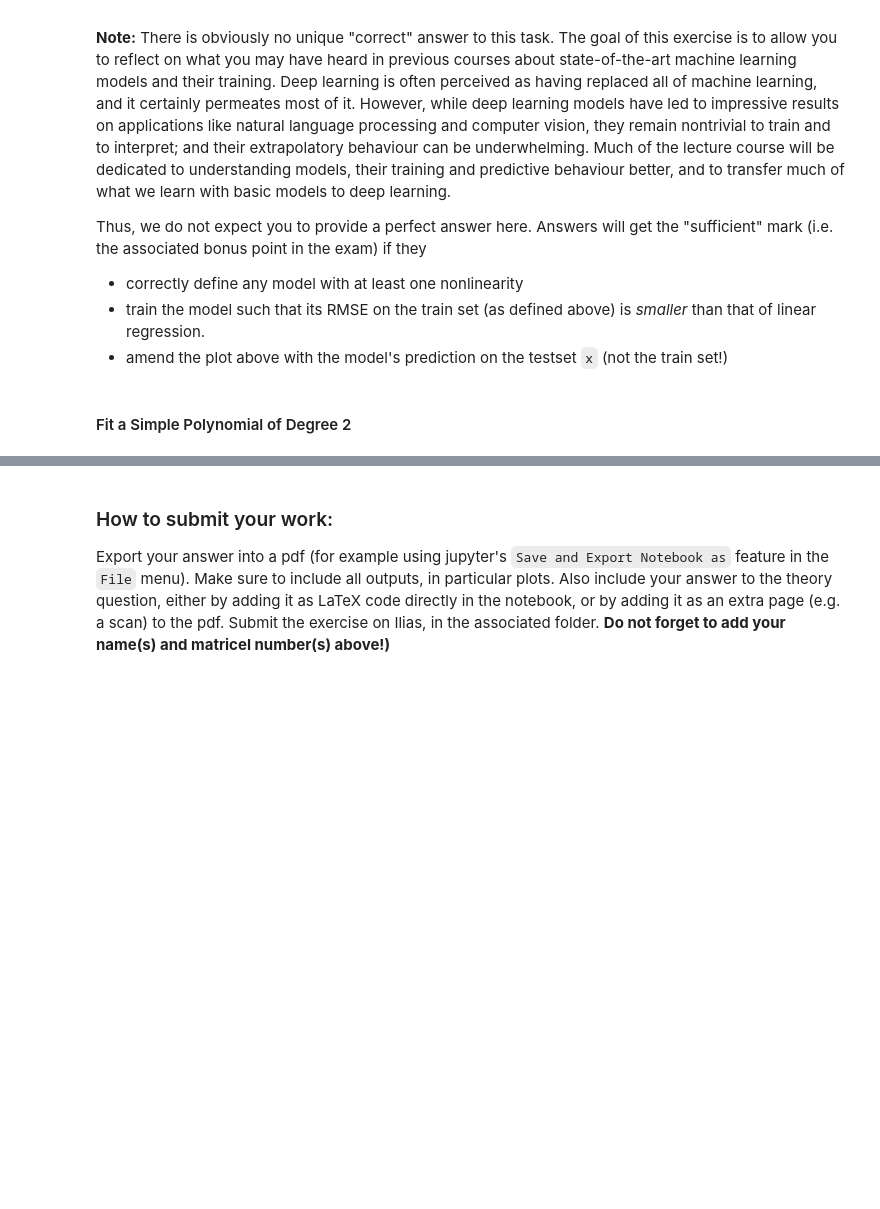
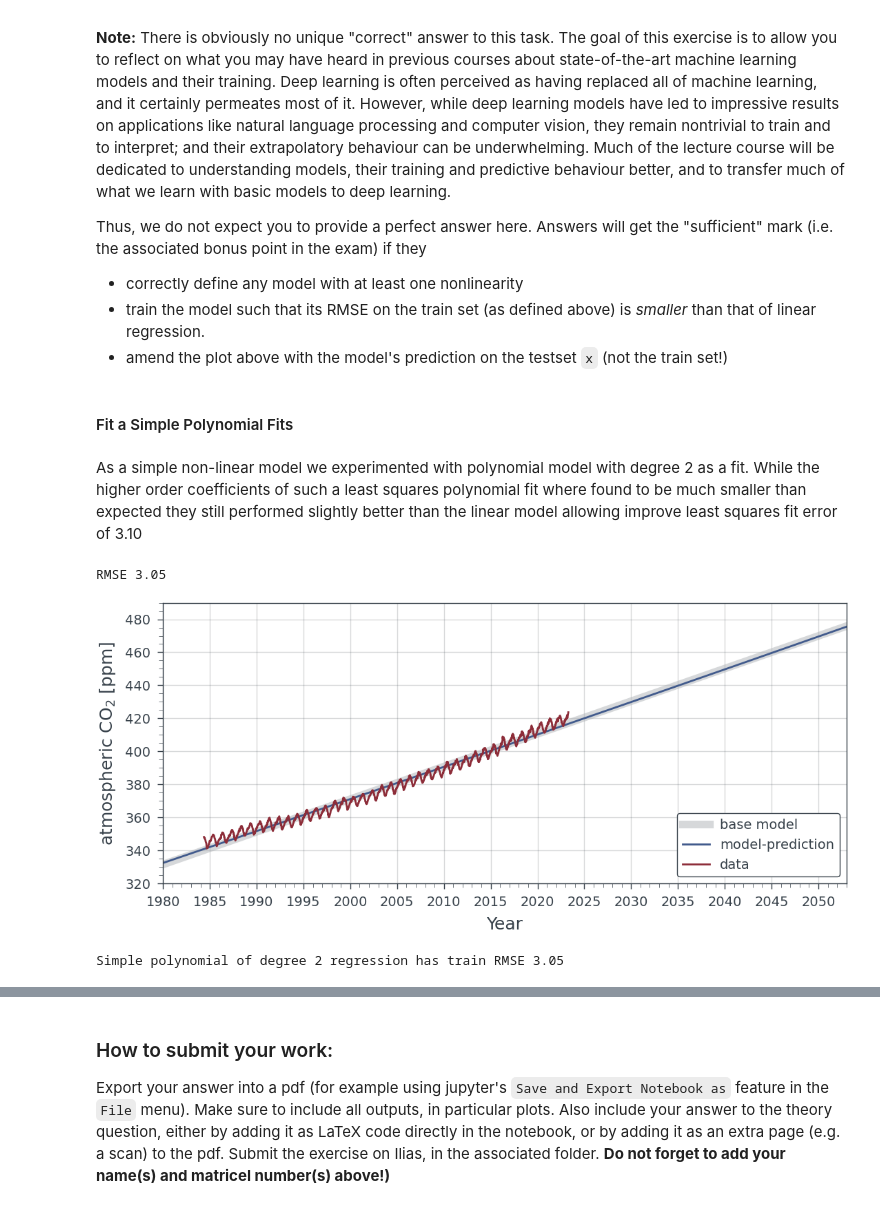
Before and after one commit to Bozcomlekci/PML, a Jupyter notebook: Ex01.ipynb, the cells around one changed output, grey strips where cells are left out. Cells and saved outputs as stored; diff of their text form; code cells hidden in the pictures; blank space fills up the shorter version.

Commit message:
Adding in poly fit and cleaned up graphs, for a pre-submit, still needs lstm section, should we choose to submit it.

```diff
--- a/Ex01.ipynb
+++ b/Ex01.ipynb
@@ -357,5 +352,75 @@ Thus, we do not expect you to provide a perfect answer here. Answers will get th
 * train the model such that its RMSE on the train set (as defined above) is *smaller* than that of linear regression.
 * amend the plot above with the model's prediction on the testset `x` (not the train set!)
 # %% [markdown]
-#### Fit a Simple Polynomial of Degree 2
+#### Fit a Simple Polynomial Fits
+# %% [markdown]
+As a simple non-linear model we experimented with polynomial model
+with degree 2 as a fit. While the higher order coefficients of
+such a least squares polynomial fit where found to be much smaller than
+expected they still performed slightly better than the
+linear model allowing improve least squares fit error of 3.10
+# %%
+# Below is a polynomial fit for data which first filters the for noise using
+# a Savitzky-Golay filter and then uses the cleaned data to fit a second order polynomial.
+# The RMS error of the below model is 2.95 fitting the data with a polynomial of order 2
+
+import jax.numpy as jnp
+from jax import jit
+from scipy.signal import savgol_filter
+import matplotlib.pyplot as plt
+
+# Define your input data
+x = X.to_numpy()
+y = Y.to_numpy()
+
+# We filter the input data using a Savitzky-Golay filter, in order to
+# remove the noise from elements in the data as we are going to
+# perform a polynomial fit on the data.
+window_size = 7
+poly_order = 2
+
+y_filtered = savgol_filter(y, window_size, poly_order)
+
+# Obtain the coefficients of the fitted polynomial
+coeffs = jnp.polyfit(x, y_filtered, poly_order)
+
+# We use the coefficients of the model to predict
+# values of the filtered data.
+x_test = jnp.linspace(1980, 2053, 200)
+y_pred = jnp.polyval(coeffs, x_test)
+
+
+predicted_rmse = jnp.polyval(coeffs, X.to_numpy())
+print(f"RMSE {loss(predicted_rmse):0.2f}")
+
+# Plot the data and the polynomial.
+fig, ax = plt.subplots()
+# Change figure size
+#fig.set_size_inches(12, 8)
+x = jnp.linspace(1980, 2053, 200)
+
+# Plot the original and filtered data
+ax.plot(x, w[0] + w[1] * x, color=rgb.tue_gray,
+        lw=4, alpha=0.5, label="base model")
+ax.plot(x_test, y_pred, color=rgb.tue_darkblue, lw=1, label="model-prediction")
+ax.plot(X, Y, label="data")
+
+ax.set_xlabel("Year")
+ax.set_ylabel("atmospheric CO$_2$ [ppm]")
+ax.xaxis.set_major_locator(ticker.MultipleLocator(5))
+ax.xaxis.set_minor_locator(ticker.MultipleLocator(1))
+ax.yaxis.set_major_locator(ticker.MultipleLocator(20))
+ax.yaxis.set_minor_locator(ticker.MultipleLocator(5))
+ax.set_xlim([1980, 2053])
+ax.set_ylim([320, 490])
+ax.grid(which="major", axis="both")
+ax.legend(loc="lower right", framealpha=1, facecolor="w");
+
+#plt.legend()
+plt.show()
+print(f"Simple polynomial of degree {poly_order} regression has train RMSE {loss(predicted_rmse):0.2f}")
+# %% [output]
+RMSE 3.05
+[figure, added]
+Simple polynomial of degree 2 regression has train RMSE 3.05
 # %%
```
Also changed, not shown: parts of 7 cells of this notebook.
